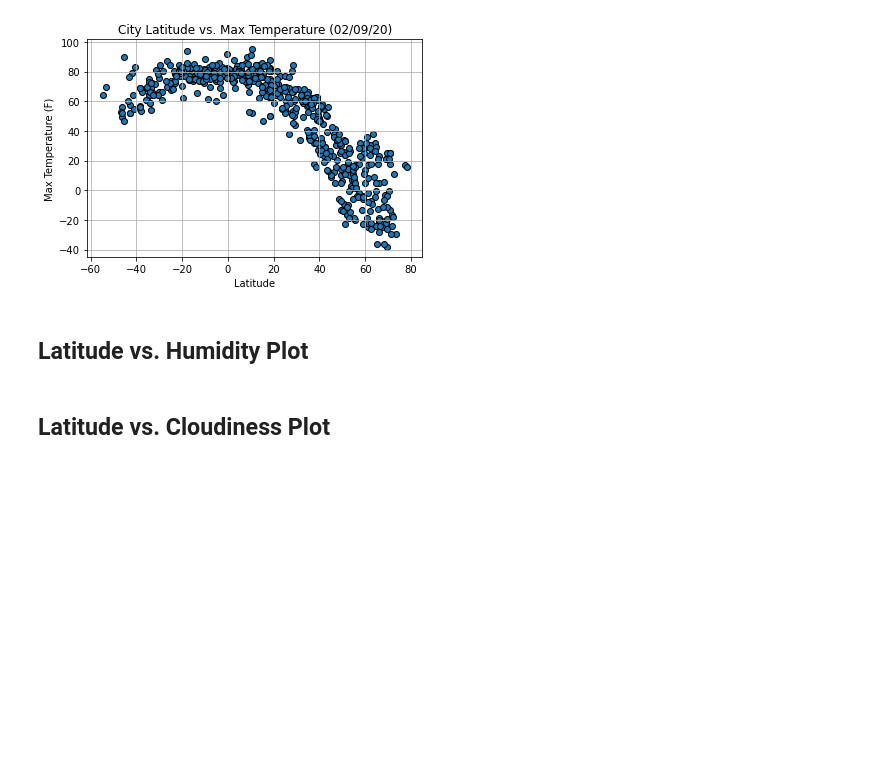
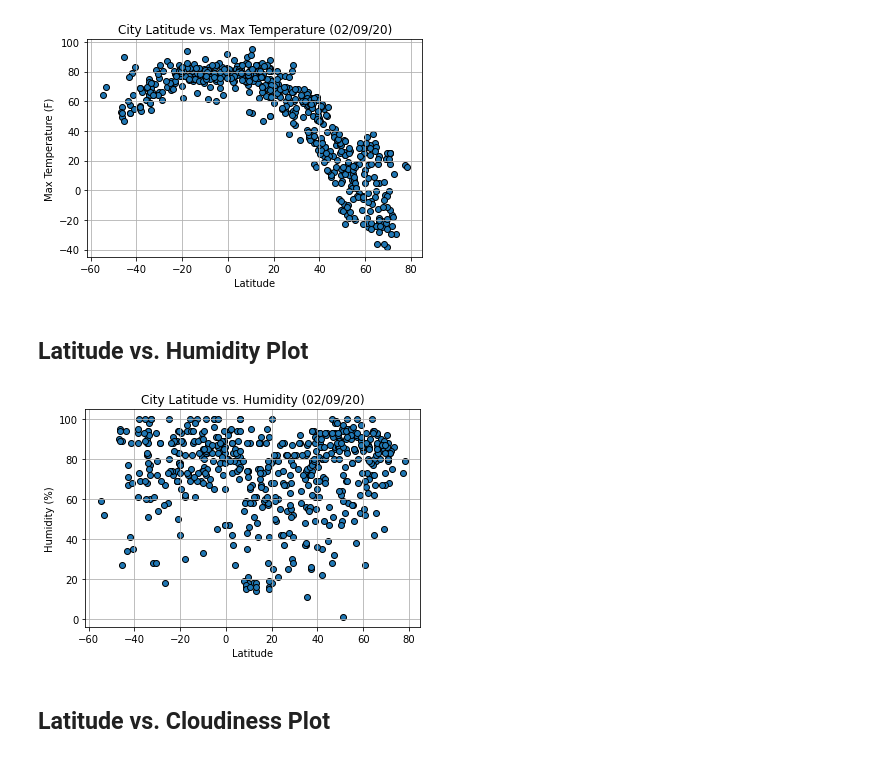
Before and after one commit to JonWeber0328/python-api-challenge, a Jupyter notebook: WeatherPy/WeatherPy.ipynb, the cells around one changed output. Cells and saved outputs as stored; diff of their text form; code cells hidden in the pictures; blank space fills up the shorter version.

Commit message:
Completed scatter plot three.

```diff
--- a/WeatherPy/WeatherPy.ipynb
+++ b/WeatherPy/WeatherPy.ipynb
@@ -218,17 +218,19 @@ plt.show()
 # %%
 # Build a scatter plot
 plt.scatter(cities_df["Lat"], cities_df["Humidity"], marker="o", edgecolors="black")
 
 # Incorporate the other graph properties
 plt.title("City Latitude vs. Humidity (02/09/20)")
-plt.ylabel("Humidity ()")
+plt.ylabel("Humidity (%)")
 plt.xlabel("Latitude")
 plt.grid(True)
 
 # Save the figure
-plt.savefig("LatitudeVsTemperature.png")
+plt.savefig("LatitudeVsHumidity.png")
 
 # Show plot
 plt.show()
+# %% [output]
+[figure, added]
 # %% [markdown]
 ## Latitude vs. Cloudiness Plot
```
Also changed, not shown: parts of 1 cell of this notebook, 1 other file.
